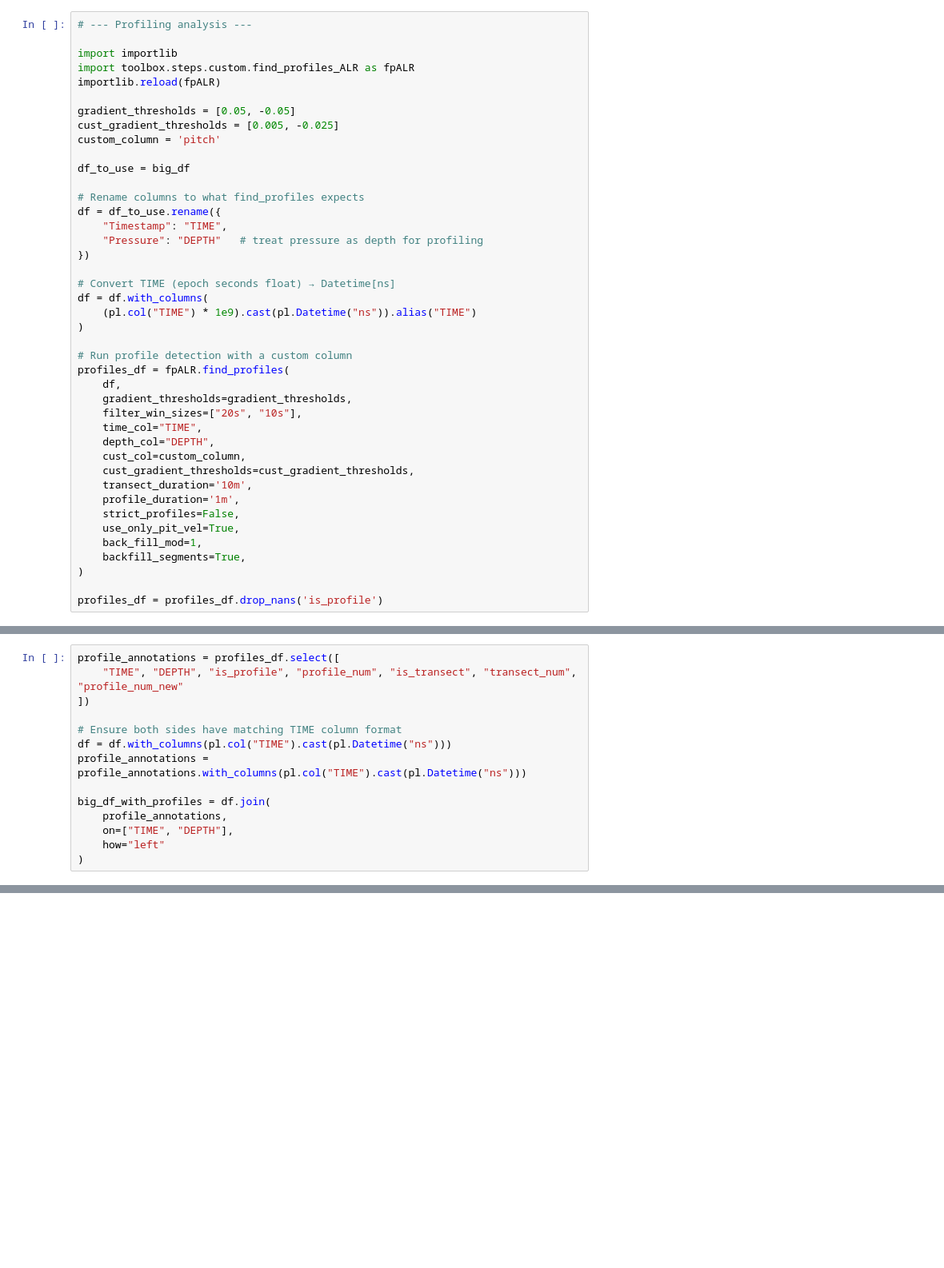
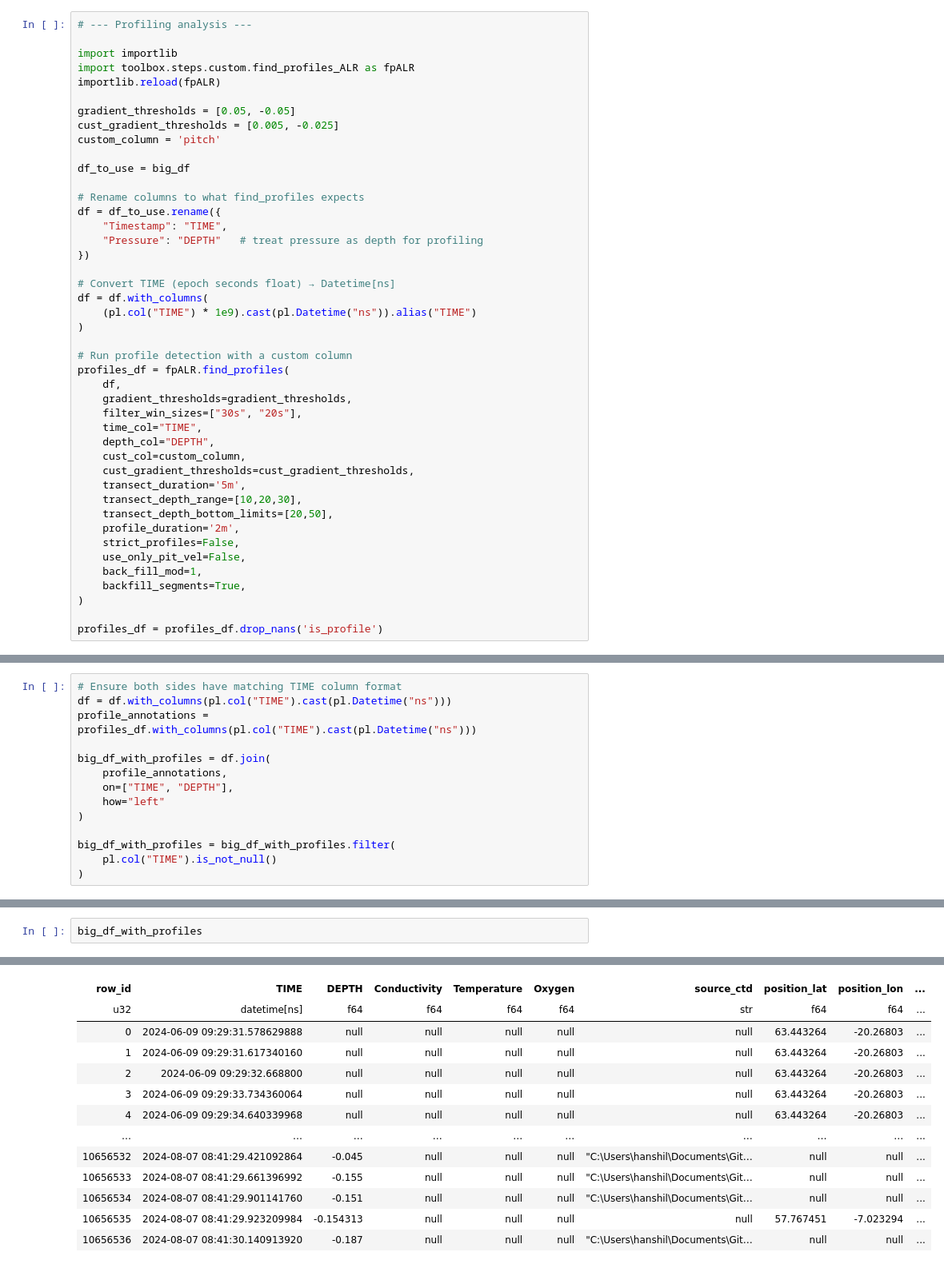
Before and after one commit to Klankers/toolbox, a Jupyter notebook: examples/notebooks/ALR_profile_slicing.ipynb, the cells around one changed output, grey strips where cells are left out. Shown: that part at 80% size. Saved outputs shown, nothing was run; the diff lists cells and outputs as text; blank space fills up the shorter version.

```diff
--- a/examples/notebooks/ALR_profile_slicing.ipynb
+++ b/examples/notebooks/ALR_profile_slicing.ipynb
@@ -367,15 +370,17 @@ df = df.with_columns(
 profiles_df = fpALR.find_profiles(
     df,
     gradient_thresholds=gradient_thresholds,
-    filter_win_sizes=["20s", "10s"],
+    filter_win_sizes=["30s", "20s"],
     time_col="TIME",
     depth_col="DEPTH",
     cust_col=custom_column,
     cust_gradient_thresholds=cust_gradient_thresholds,
-    transect_duration='10m',
-    profile_duration='1m',
+    transect_duration='5m',
+    transect_depth_range=[10,20,30],
+    transect_depth_bottom_limits=[20,50],
+    profile_duration='2m',
     strict_profiles=False,
-    use_only_pit_vel=True,
+    use_only_pit_vel=False,
     back_fill_mod=1,
     backfill_segments=True,
 )
@@ -445,18 +450,18 @@ plt.show(block=True)
 # %%
 plt.close()
 # %%
-profile_annotations = profiles_df.select([
-    "TIME", "DEPTH", "is_profile", "profile_num", "is_transect", "transect_num", "profile_num_new"
-])
-
 # Ensure both sides have matching TIME column format
 df = df.with_columns(pl.col("TIME").cast(pl.Datetime("ns")))
-profile_annotations = profile_annotations.with_columns(pl.col("TIME").cast(pl.Datetime("ns")))
+profile_annotations = profiles_df.with_columns(pl.col("TIME").cast(pl.Datetime("ns")))
 
 big_df_with_profiles = df.join(
     profile_annotations,
     on=["TIME", "DEPTH"],
     how="left"
 )
+
+big_df_with_profiles = big_df_with_profiles.filter(
+    pl.col("TIME").is_not_null()
+)
 # %%
 import matplotlib as mpl
@@ -555 +560,4 @@ plt.tight_layout()
 plt.show(block=True)
+# %%
+big_df_with_profiles
+# %% [output]
@@ -555,0 +565,13 @@ plt.show(block=True)
+| row_id | TIME | DEPTH | Conductivity | Temperature | Oxygen | source_ctd | position_lat | position_lon | ... |
+| u32 | datetime[ns] | f64 | f64 | f64 | f64 | str | f64 | f64 | ... |
+| 0 | 2024-06-09 09:29:31.578629888 | null | null | null | null | null | 63.443264 | -20.26803 | ... |
+| 1 | 2024-06-09 09:29:31.617340160 | null | null | null | null | null | 63.443264 | -20.26803 | ... |
+| 2 | 2024-06-09 09:29:32.668800 | null | null | null | null | null | 63.443264 | -20.26803 | ... |
+| 3 | 2024-06-09 09:29:33.734360064 | null | null | null | null | null | 63.443264 | -20.26803 | ... |
+| 4 | 2024-06-09 09:29:34.640339968 | null | null | null | null | null | 63.443264 | -20.26803 | ... |
+| … | … | … | … | … | … | … | … | … | ... |
+| 10656532 | 2024-08-07 08:41:29.421092864 | -0.045 | null | null | null | "C:\Users\hanshil\Documents\Git… | null | null | ... |
+| 10656533 | 2024-08-07 08:41:29.661396992 | -0.155 | null | null | null | "C:\Users\hanshil\Documents\Git… | null | null | ... |
+| 10656534 | 2024-08-07 08:41:29.901141760 | -0.151 | null | null | null | "C:\Users\hanshil\Documents\Git… | null | null | ... |
+| 10656535 | 2024-08-07 08:41:29.923209984 | -0.154313 | null | null | null | null | 57.767451 | -7.023294 | ... |
+| 10656536 | 2024-08-07 08:41:30.140913920 | -0.187 | null | null | null | "C:\Users\hanshil\Documents\Git… | null | null | ... |
```
Also changed, not shown: parts of 8 cells of this notebook, 1 other file.
